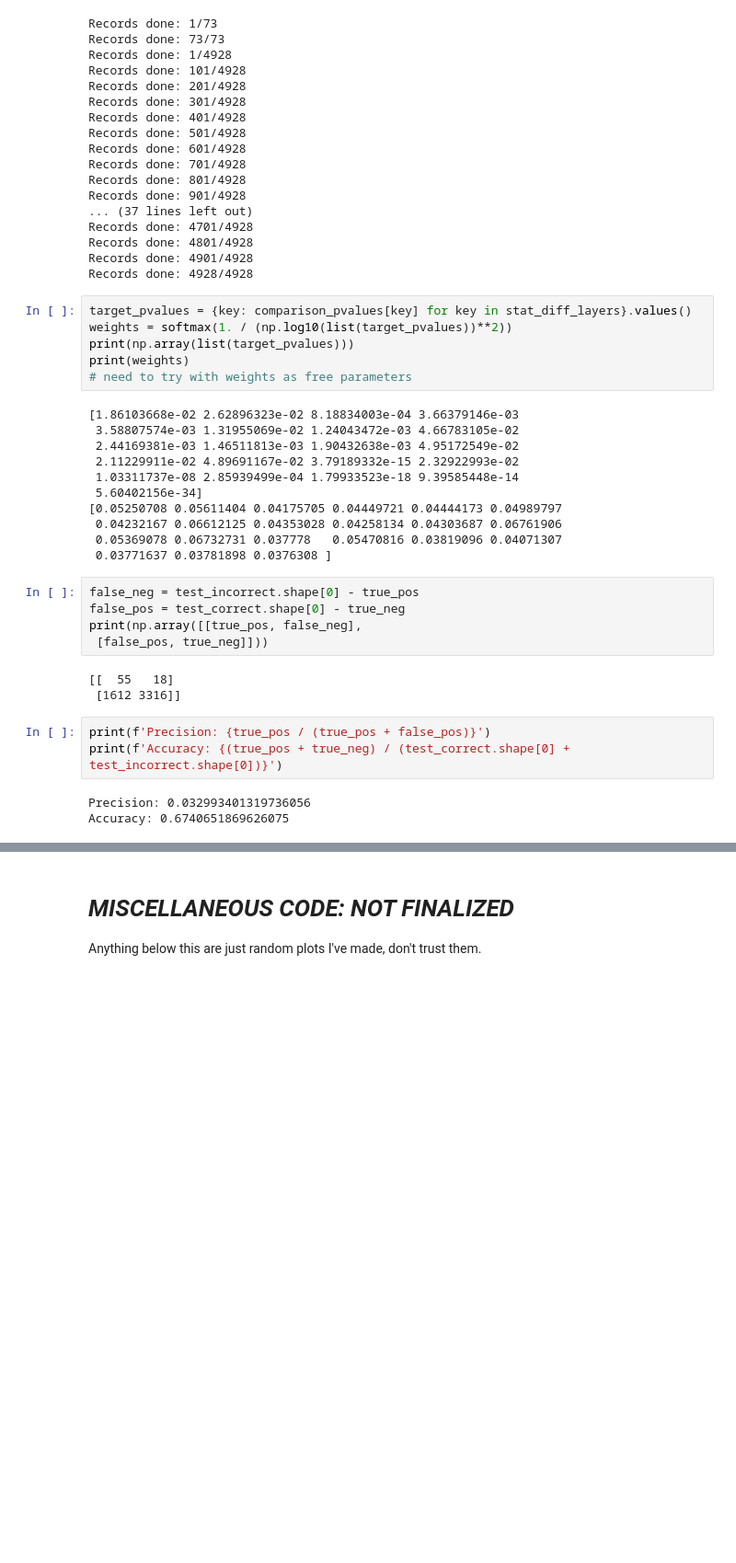
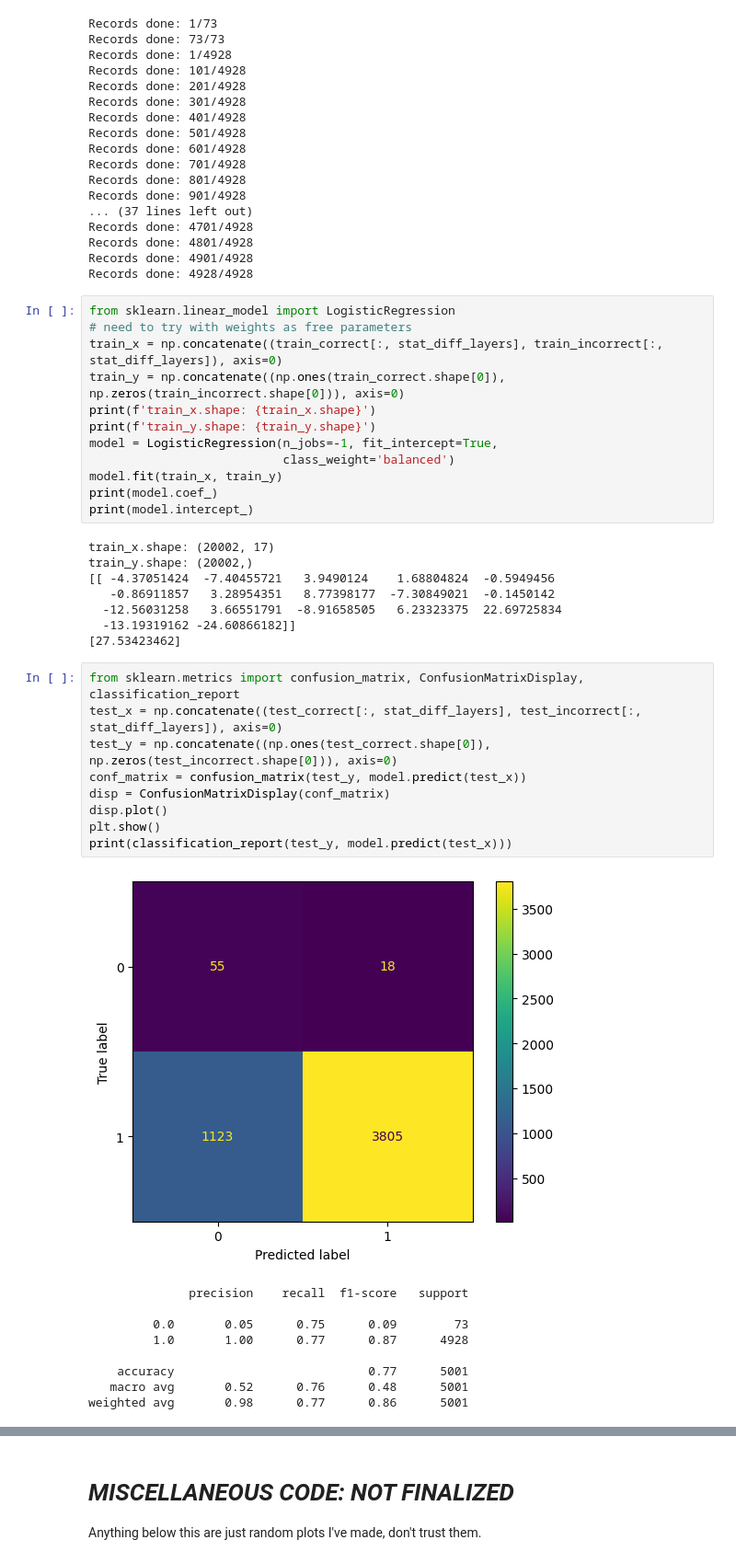
Before and after one commit to patelraj7021/llm-hallucination-monitoring, a Jupyter notebook: CAIS_research_project.ipynb, the cells around one changed output, grey strips where cells are left out. Shown at 92% size. Drawn from its saved outputs; the diff is of its cells as text; blank space fills up the shorter version.

Commit message:
logistic regression classification model

```diff
--- a/CAIS_research_project.ipynb
+++ b/CAIS_research_project.ipynb
@@ -557,34 +558,42 @@ Records done: 4701/4928
 Records done: 4801/4928
 Records done: 4901/4928
 Records done: 4928/4928
-# %%
-target_pvalues = {key: comparison_pvalues[key] for key in stat_diff_layers}.values()
-weights = softmax(1. / (np.log10(list(target_pvalues))**2))
-print(np.array(list(target_pvalues)))
-print(weights)
-# need to try with weights as free parameters
-# %% [output]
-[1.86103668e-02 2.62896323e-02 8.18834003e-04 3.66379146e-03
- 3.58807574e-03 1.31955069e-02 1.24043472e-03 4.66783105e-02
- 2.44169381e-03 1.46511813e-03 1.90432638e-03 4.95172549e-02
- 2.11229911e-02 4.89691167e-02 3.79189332e-15 2.32922993e-02
- 1.03311737e-08 2.85939499e-04 1.79933523e-18 9.39585448e-14
- 5.60402156e-34]
-[0.05250708 0.05611404 0.04175705 0.04449721 0.04444173 0.04989797
- 0.04232167 0.06612125 0.04353028 0.04258134 0.04303687 0.06761906
- 0.05369078 0.06732731 0.037778   0.05470816 0.03819096 0.04071307
- 0.03771637 0.03781898 0.0376308 ]
-# %%
-false_neg = test_incorrect.shape[0] - true_pos
-false_pos = test_correct.shape[0] - true_neg
-print(np.array([[true_pos, false_neg],
- [false_pos, true_neg]]))
-# %% [output]
-[[  55   18]
- [1612 3316]]
-# %%
-print(f'Precision: {true_pos / (true_pos + false_pos)}')
-print(f'Accuracy: {(true_pos + true_neg) / (test_correct.shape[0] + test_incorrect.shape[0])}')
-# %% [output]
-Precision: 0.032993401319736056
-Accuracy: 0.6740651869626075
+# %%
+from sklearn.linear_model import LogisticRegression
+# need to try with weights as free parameters
+train_x = np.concatenate((train_correct[:, stat_diff_layers], train_incorrect[:, stat_diff_layers]), axis=0)
+train_y = np.concatenate((np.ones(train_correct.shape[0]), np.zeros(train_incorrect.shape[0])), axis=0)
+print(f'train_x.shape: {train_x.shape}')
+print(f'train_y.shape: {train_y.shape}')
+model = LogisticRegression(n_jobs=-1, fit_intercept=True,
+                           class_weight='balanced')
+model.fit(train_x, train_y)
+print(model.coef_)
+print(model.intercept_)
+# %% [output]
+train_x.shape: (20002, 17)
+train_y.shape: (20002,)
+[[ -4.37051424  -7.40455721   3.9490124    1.68804824  -0.5949456
+   -0.86911857   3.28954351   8.77398177  -7.30849021  -0.1450142
+  -12.56031258   3.66551791  -8.91658505   6.23323375  22.69725834
+  -13.19319162 -24.60866182]]
+[27.53423462]
+# %%
+from sklearn.metrics import confusion_matrix, ConfusionMatrixDisplay, classification_report
+test_x = np.concatenate((test_correct[:, stat_diff_layers], test_incorrect[:, stat_diff_layers]), axis=0)
+test_y = np.concatenate((np.ones(test_correct.shape[0]), np.zeros(test_incorrect.shape[0])), axis=0)
+conf_matrix = confusion_matrix(test_y, model.predict(test_x))
+disp = ConfusionMatrixDisplay(conf_matrix)
+disp.plot()
+plt.show()
+print(classification_report(test_y, model.predict(test_x)))
+# %% [output]
+[figure, added]
+              precision    recall  f1-score   support
+
+         0.0       0.05      0.75      0.09        73
+         1.0       1.00      0.77      0.87      4928
+
+    accuracy                           0.77      5001
+   macro avg       0.52      0.76      0.48      5001
+weighted avg       0.98      0.77      0.86      5001
```
Also changed, not shown: parts of 14 cells of this notebook.
